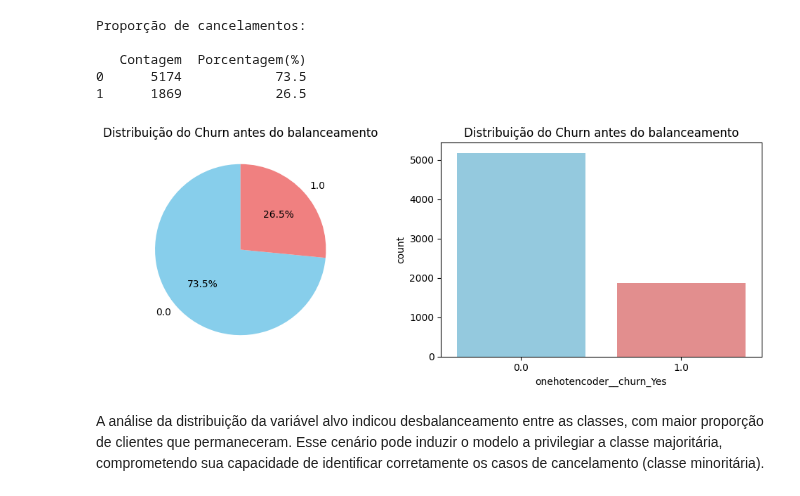
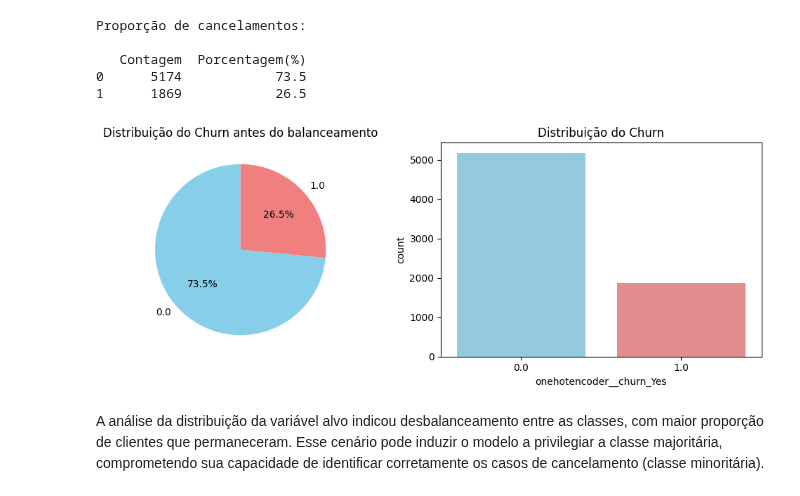
Before and after one commit to paulahruizpro-ux/telecom-x-ii, a Jupyter notebook: Telecom_X_2.ipynb, the cells around one changed output. Drawn from its saved outputs; the diff is of its cells as text; code cells hidden in the pictures.

```diff
--- a/Telecom_X_2.ipynb
+++ b/Telecom_X_2.ipynb
@@ -275,25 +285,25 @@ import seaborn as sns
 # %%
 #Plots
 fig, axes = plt.subplots(nrows=1, ncols=2, figsize=(10,4))
 
 #Plot pizza
 pie_colors=['skyblue','lightcoral']
 axes[0].pie(dados_encoded['onehotencoder__churn_Yes'].value_counts(), labels=dados_encoded['onehotencoder__churn_Yes'].value_counts().index, autopct='%1.1f%%',
             startangle=90, colors=pie_colors)
 axes[0].set_title('Distribuição do Churn antes do balanceamento')
 
 #Plot de contagem
 
 countplot_colors = sns.color_palette(pie_colors)
 sns.countplot(x='onehotencoder__churn_Yes', hue = 'onehotencoder__churn_Yes',
               data = dados_encoded, palette = countplot_colors, ax=axes[1],
               legend=False)
-axes[1].set_title('Distribuição do Churn antes do balanceamento')
+axes[1].set_title('Distribuição do Churn')
 
 plt.tight_layout()
 plt.show()
 # %% [output]
-[figure, old version]
+[figure, new version]
 # %% [markdown]
 A análise da distribuição da variável alvo indicou desbalanceamento entre as classes, com maior proporção de clientes que permaneceram. Esse cenário pode induzir o modelo a privilegiar a classe majoritária, comprometendo sua capacidade de identificar corretamente os casos de cancelamento (classe minoritária).
 # %% [markdown]
```
Also changed, not shown: parts of 55 cells of this notebook.
